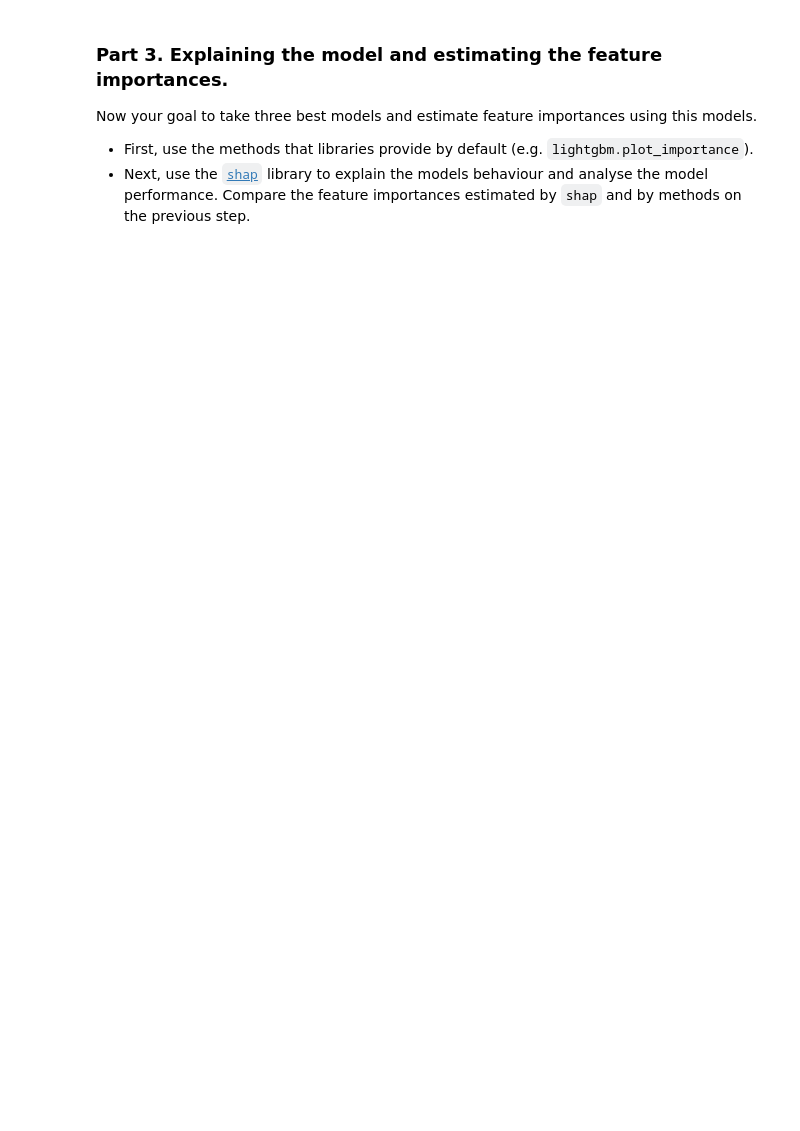
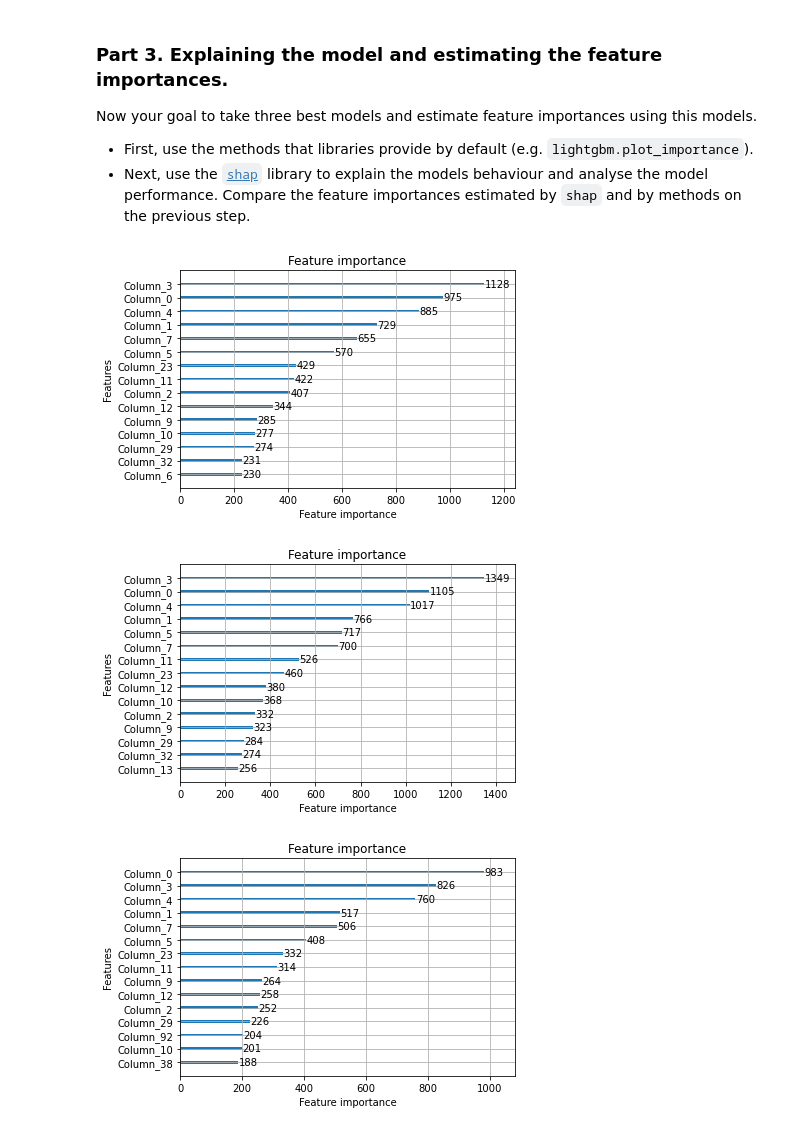
Before and after one commit to holyfame/ml_mipt_basic, a Jupyter notebook: lab_2/Lab2_boosting.ipynb, the cells around one changed output. Cells and saved outputs as stored; diff of their text form; code cells hidden in the pictures; blank space fills up the shorter version.

```diff
--- a/lab_2/Lab2_boosting.ipynb
+++ b/lab_2/Lab2_boosting.ipynb
@@ -117,0 +152,23 @@ Take three (or more) best models and try to build the blending ensemble of them.
+# %%
+base_models = [
+    LGBMClassifier(),
+    LGBMClassifier(boosting_type='dart'),
+    LGBMClassifier(boosting_type='goss'),
+    XGBClassifier()
+]
+
+for model in base_models:
+    model.fit(X_train_pca, y_train)
+# %%
+df_train = pd.DataFrame(X_train_pca)
+df_test = pd.DataFrame(X_test_pca)
+y_train_df = pd.DataFrame(y_train)
+
+for model in base_models:
+    y_pred = model.predict(X_test_pca)
+
+    print(accuracy_score(y_test, y_pred))
+
+    y_pred_df = pd.DataFrame(y_pred)
+    df_train = pd.concat([df_train, y_train_df], axis=1)
+    df_test = pd.concat([df_test, y_pred_df], axis=1)
@@ -117,0 +180,4 @@ Take three (or more) best models and try to build the blending ensemble of them.
+# %%
+model = LogisticRegression()
+model.fit(df_train,y_train)
+accuracy_score(y_test, model.predict(df_test))
@@ -126,0 +195,8 @@ Now your goal to take three best models and estimate feature importances using t
+# %%
+# используем уже обученные lightgbm модели и посмотрим, какие фичи самые важные
+for model in base_models[:-1]:
+    lightgbm.plot_importance(model, max_num_features=15)
+# %% [output]
+[figure, added]
+[figure, added]
+[figure, added]
```
Also changed, not shown: parts of 27 cells of this notebook, 8 other files.
